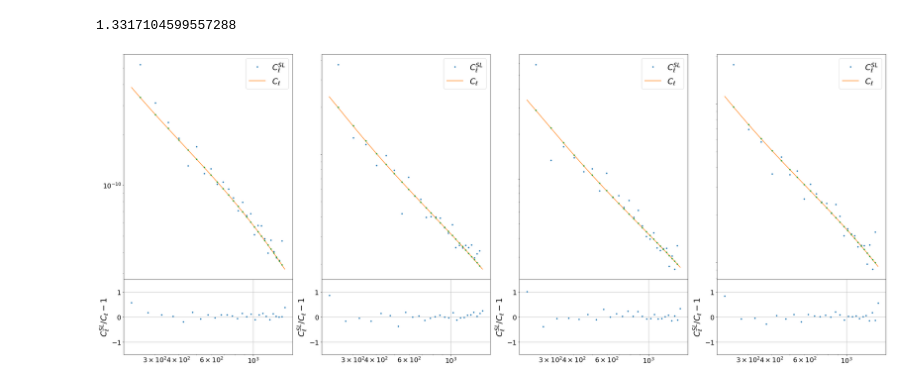
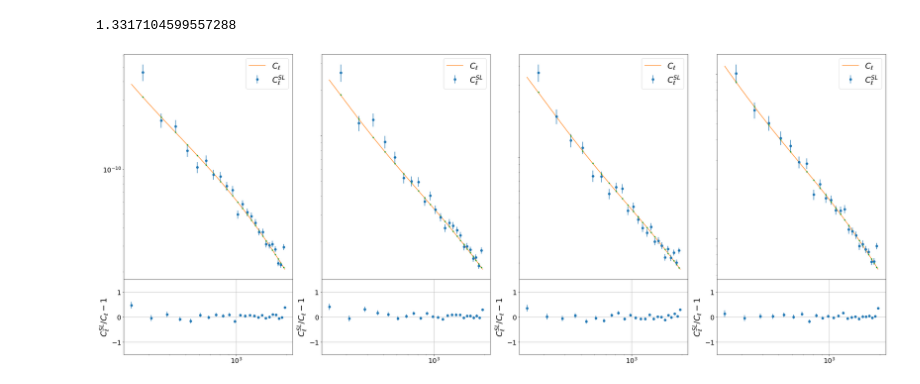
Before and after one commit to sukhdeep2/skylens_lite, a Jupyter notebook: notebooks/Correction.ipynb, the cells around one changed output. Cells and saved outputs as stored; diff of their text form; code cells hidden in the pictures.

```diff
--- a/notebooks/Correction.ipynb
+++ b/notebooks/Correction.ipynb
@@ -230,7 +230,7 @@ if corr==corr_ll:
 # pseudo_noise = f_sky * noise_power_spectrum
 # %%
 #setup parameters
-lmax_cl = 3 * nside - 1 #2000
+lmax_cl = 2000 #2000
 lmin_cl = 0
 
 l0 = np.arange(lmin_cl, lmax_cl)
@@ -239,10 +239,11 @@ window_lmax = lmax_cl
 
 lmin_cl_Bins = 200 #lmin_cl+2
 lmax_cl_Bins = lmax_cl - 10
-Nl_bins = 50
+Nl_bins = 25
 
 #l_bins = np.unique(np.int64(np.logspace(np.log10(lmin_cl_Bins), np.log10(lmax_cl_Bins), Nl_bins+1)))
-l_bins = np.arange(lmin_cl_Bins, lmax_cl_Bins, Nl_bins)
+#l_bins = np.arange(lmin_cl_Bins, lmax_cl_Bins, Nl_bins)
+l_bins = np.linspace(lmin_cl_Bins, lmax_cl_Bins, Nl_bins)
 lb = .5 * (l_bins[1:] + l_bins[:-1])
 dl = (l_bins[1:] - l_bins[:-1])
 lb_cl = lb * 1.
@@ -291,12 +296,12 @@ cl_corrected_binned = dict()
 for i in range(sim_dict['n_bins']):
     for j in range(i, sim_dict['n_bins']):
         M = SL_cl0.Win['cl'][corr_ll][(i, j)]['M']
-        pcl_binned = SL_cl0.binning.bin_1d(Dl_nmt[(i, j)][lmin_cl:-1], bin_utils=SL_cl0.cl_bin_utils)
-        cl_binned = SL_cl0.binning.bin_1d(cl_corrected[(i, j)][1][lmin_cl:-1], bin_utils=SL_cl0.cl_bin_utils)
+        pcl_binned = SL_cl0.binning.bin_1d(Dl_nmt[(i, j)][:lmax_cl], bin_utils=SL_cl0.cl_bin_utils)
+        cl_binned = SL_cl0.binning.bin_1d(cl_corrected[(i, j)][1][:lmax_cl], bin_utils=SL_cl0.cl_bin_utils)
         cl_corrected_binned[(i, j)] = cl_binned
-        wt0 = 1. / cl_corrected[(i, j)][1][lmin_cl:-1]
+        wt0 = 1. / cl_corrected[(i, j)][1][:lmax_cl]
         wt0[:2] = 0
         M_binned = SL_cl0.binning.bin_2d_coupling(M=M, wt0=wt0,
                                                  wt_b=cl_binned, bin_utils=SL_cl0.cl_bin_utils)
-        cl_sl[(i, j)] = Dl_nmt[(i, j)][lmin_cl:-1] @ np.linalg.pinv(M)
+        cl_sl[(i, j)] = Dl_nmt[(i, j)][:lmax_cl] @ np.linalg.pinv(M)
         cl_sl_binned[(i, j)] = pcl_binned @ np.linalg.pinv(M_binned)
@@ -325,15 +307,0 @@ for i in range(n_bins):
-# %%
-bc = 0.5 * (SL_cl0.l_bins[1:] + SL_cl0.l_bins[:-1])
-plt.figure(figsize=(25, 25))
-n_bins = sim_dict['n_bins']
-for i in range(n_bins):
-    for j in range(n_bins):
-        if j <= i:
-            plt.subplot(n_bins, n_bins, i * n_bins + j + 1)
-            plt.loglog(bc, cl_sl_binned[(j, i)] / cl_corrected_binned[(j, i)], '.')
-            plt.xlabel(r'$\ell$', fontsize=22)
-            plt.ylabel(r'$C_\ell^{SL} / C_\ell$', fontsize=18)
-            plt.axhline(y=1., c='black', ls='--')
-            plt.xticks(fontsize=18)
-            plt.yticks(fontsize=18)
-            #plt.legend(fontsize=12)
@@ -357,23 +357,30 @@ from matplotlib import gridspec
+# %%
+var = {
+    (i, j): 2. / (2. * bc + 1.) / f_sky * cl_sl_binned[(i, j)] ** 2 / np.diff(l_bins)
+    for i in range(n_bins) for j in range(i, n_bins)
+}
 # %%
+bc = 0.5 * (SL_cl0.l_bins[1:] + SL_cl0.l_bins[:-1])
 fig = plt.figure(figsize=(30, 12))
 gs = gridspec.GridSpec(2, 4, height_ratios=[3, 1], hspace=0)
 n_bins = sim_dict['n_bins']
 for i in range(n_bins):
     ax0, ax1 = plt.subplot(gs[0, i]), plt.subplot(gs[1, i])
-    ax0.loglog(bc, cl_sl_binned[(i, i)], '.', label=r'$C_\ell^{SL}$')
-    ax0.loglog(cl_corrected[(i, i)][0][lmin_cl_Bins:], cl_corrected[(i, i)][1][lmin_cl_Bins:], label=r'$C_\ell$')
+    ax0.errorbar(bc, cl_sl_binned[(i, i)], np.sqrt(var[i, i]), fmt='o', ls='None', label=r'$C_\ell^{SL}$')
+    ax0.loglog(cl_corrected[(i, i)][0][lmin_cl_Bins:lmax_cl_Bins], cl_corrected[(i, i)][1][lmin_cl_Bins:lmax_cl_Bins], label=r'$C_\ell$')
     ax0.loglog(bc, cl_corrected_binned[(i, i)], '.')
     ax0.tick_params(axis='both', which='major', labelsize=18)
     ax0.tick_params(axis='both', which='minor', labelsize=18)
     ax0.label_outer()
     ax0.legend(fontsize=22)
 
-    ax1.semilogx(bc, cl_sl_binned[(i, i)] / cl_corrected_binned[(i, i)] - 1, '.')
+    ax1.errorbar(bc, cl_sl_binned[(i, i)] / cl_corrected_binned[(i, i)] - 1, np.sqrt(var[(i, i)]) / cl_sl_binned[(i, i)], fmt='o', ls='None')
+    ax1.set_xscale('log')
     ax1.grid(True)
     ax1.set_ylim(-1.5, 1.5)
     ax1.set_ylabel(r'$C_\ell^{SL} / C_\ell - 1$', fontsize=22)
     ax1.tick_params(axis='both', which='major', labelsize=18)
     ax1.tick_params(axis='both', which='minor', labelsize=18)
 plt.tight_layout()
 # %% [output]
-[figure, old version]
+[figure, new version]
```
Also changed, not shown: parts of 17 cells of this notebook.
